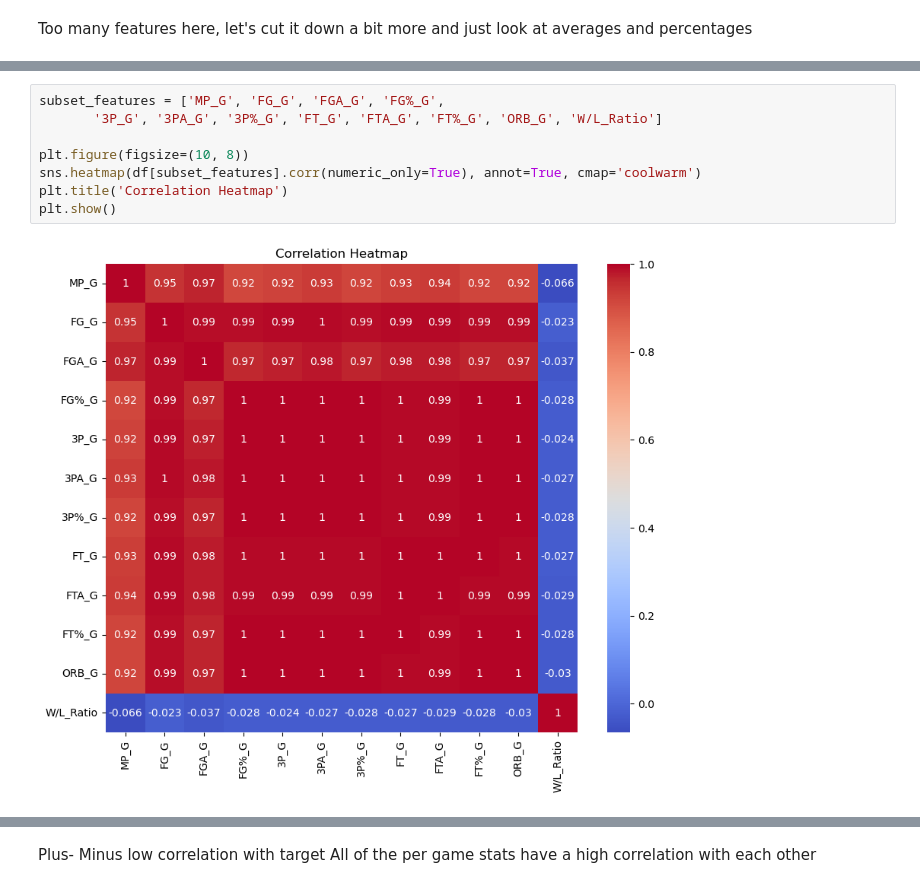
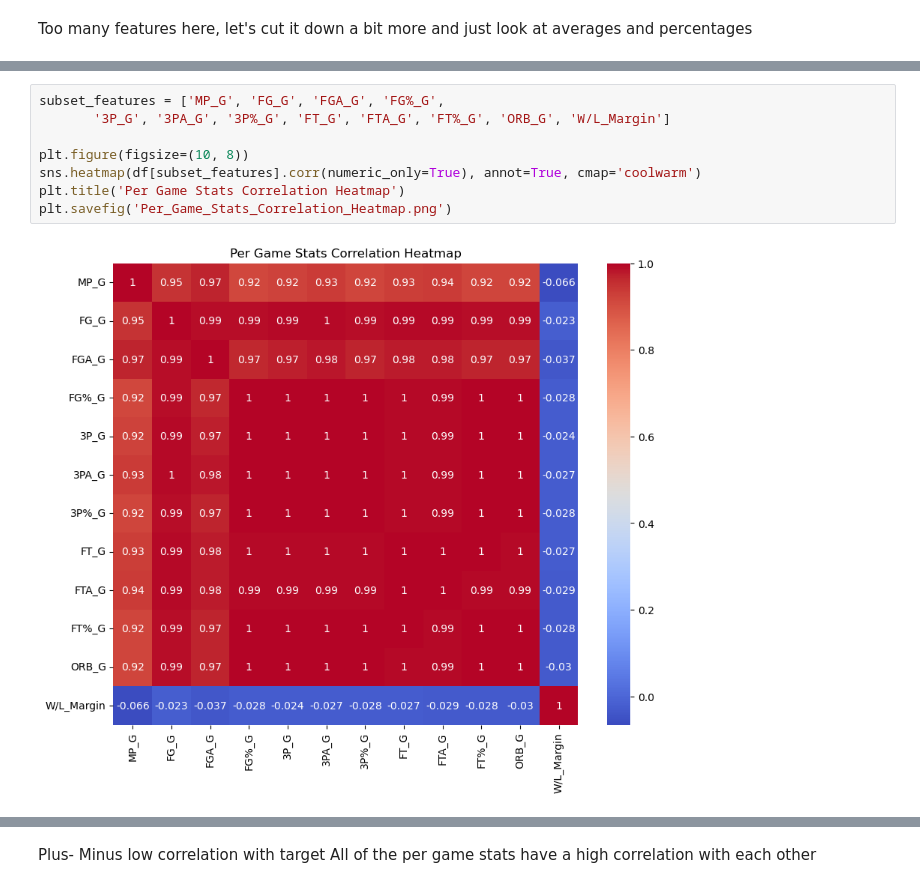
Before and after one commit to sabrinasayed99/Ph4_NBA_Player_Performance, a Jupyter notebook: EDA.ipynb, the cells around one changed output, grey strips where cells are left out. Saved outputs shown, nothing was run; the diff lists cells and outputs as text.

```diff
--- a/EDA.ipynb
+++ b/EDA.ipynb
@@ -52,14 +52,14 @@ Index(['Date', 'Team', 'Home/Away', 'Opp', 'MP_G', 'FG_G', 'FGA_G', 'FG%_G',
       dtype='object')
 # %%
 subset_features = ['MP_G', 'FG_G', 'FGA_G', 'FG%_G',
-       '3P_G', '3PA_G', '3P%_G', 'FT_G', 'FTA_G', 'FT%_G', 'ORB_G', 'W/L_Ratio']
+       '3P_G', '3PA_G', '3P%_G', 'FT_G', 'FTA_G', 'FT%_G', 'ORB_G', 'W/L_Margin']
 
 plt.figure(figsize=(10, 8))
 sns.heatmap(df[subset_features].corr(numeric_only=True), annot=True, cmap='coolwarm')
-plt.title('Correlation Heatmap')
-plt.show()
+plt.title('Per Game Stats Correlation Heatmap')
+plt.savefig('Per_Game_Stats_Correlation_Heatmap.png')
 # %% [output]
-[figure, old version]
+[figure, new version]
 # %%
 subset_2 = ['DRB_G',
        'TRB_G', 'AST_G', 'STL_G', 'BLK_G', 'TOV_G', 'PF_G', 'PTS_G', 'GmSc',
```
Also changed, not shown: parts of 30 cells of this notebook, 16 other files.
